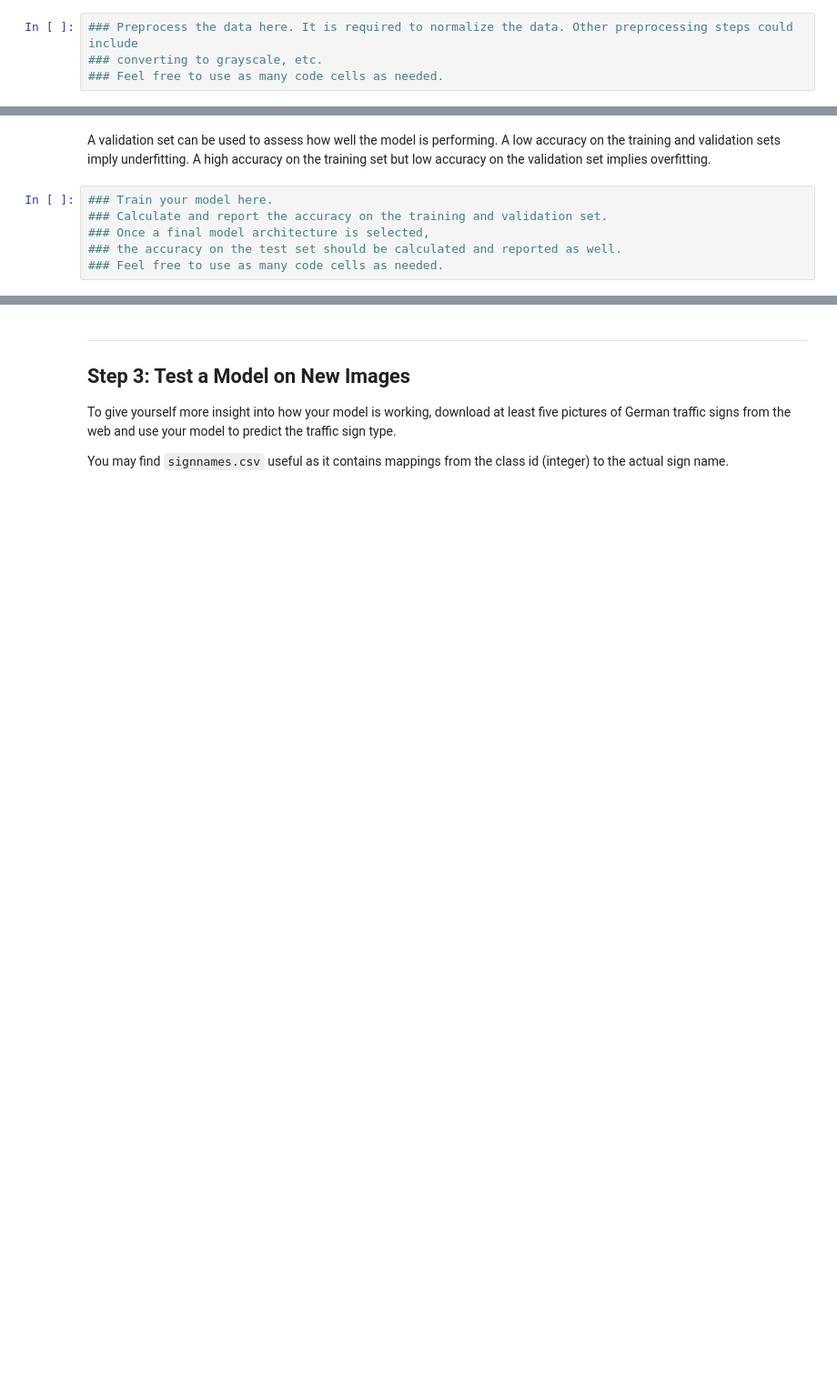
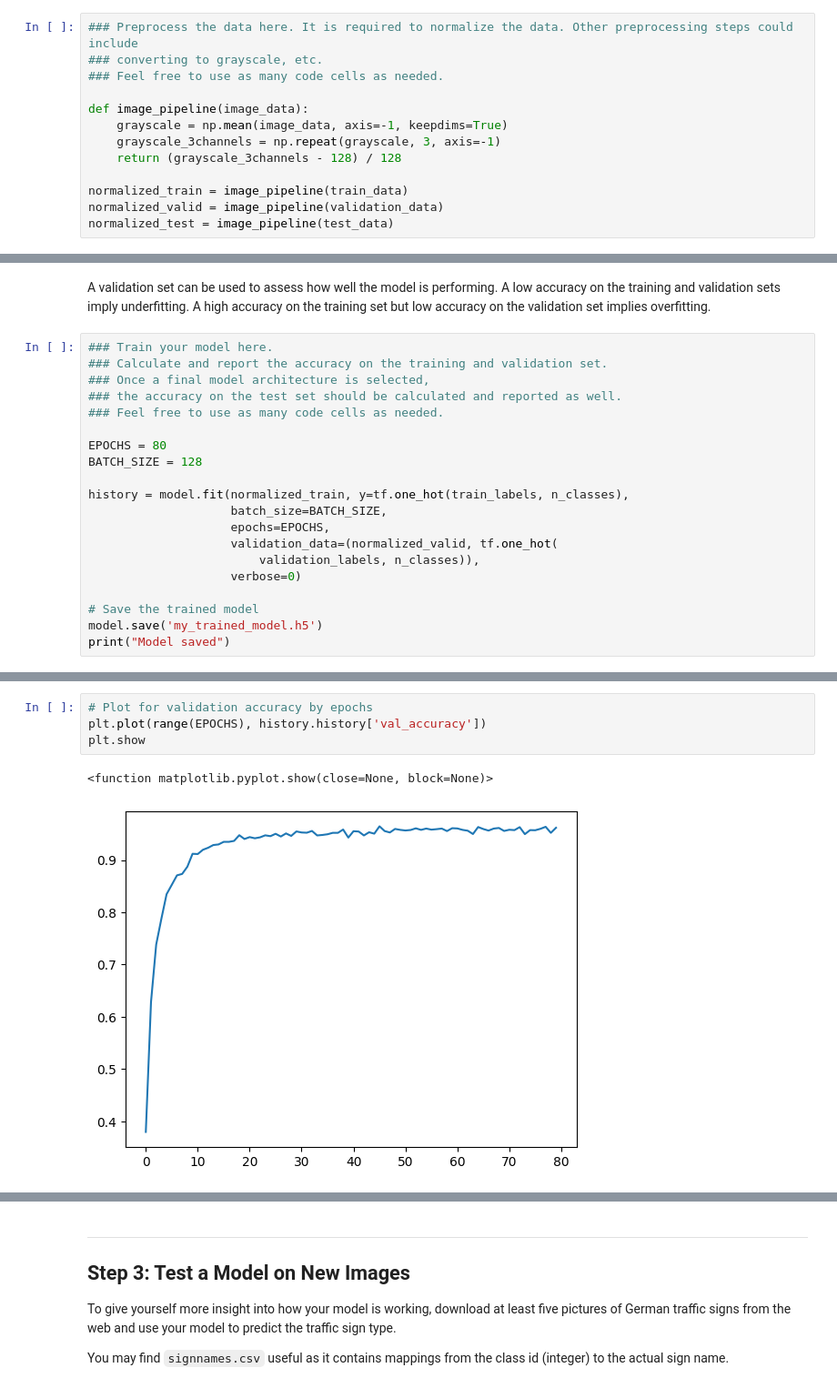
Before and after one commit to alexstelya/CarND-Traffic-Sign-Classifier-Project, a Jupyter notebook: Traffic_Sign_Classifier.ipynb, the cells around one changed output, grey strips where cells are left out. Shown at 91% size. Saved outputs shown, nothing was run; the diff lists cells and outputs as text; blank space fills up the shorter version.

```diff
--- a/Traffic_Sign_Classifier.ipynb
+++ b/Traffic_Sign_Classifier.ipynb
@@ -157,5 +167,14 @@ Use the code cell (or multiple code cells, if necessary) to implement the first
 ### Preprocess the data here. It is required to normalize the data. Other preprocessing steps could include
 ### converting to grayscale, etc.
 ### Feel free to use as many code cells as needed.
+
+def image_pipeline(image_data):
+    grayscale = np.mean(image_data, axis=-1, keepdims=True)
+    grayscale_3channels = np.repeat(grayscale, 3, axis=-1)
+    return (grayscale_3channels - 128) / 128
+
+normalized_train = image_pipeline(train_data)
+normalized_valid = image_pipeline(validation_data)
+normalized_test = image_pipeline(test_data)
 # %% [markdown]
 ### Model Architecture
@@ -173,3 +272,17 @@ sets imply underfitting. A high accuracy on the training set but low accuracy on
 ### Once a final model architecture is selected,
 ### the accuracy on the test set should be calculated and reported as well.
 ### Feel free to use as many code cells as needed.
+
+EPOCHS = 80
+BATCH_SIZE = 128
+
+history = model.fit(normalized_train, y=tf.one_hot(train_labels, n_classes),
+                    batch_size=BATCH_SIZE,
+                    epochs=EPOCHS,
+                    validation_data=(normalized_valid, tf.one_hot(
+                        validation_labels, n_classes)),
+                    verbose=0)
+
+# Save the trained model
+model.save('my_trained_model.h5')
+print("Model saved")
@@ -175,0 +322,7 @@ sets imply underfitting. A high accuracy on the training set but low accuracy on
+# %%
+# Plot for validation accuracy by epochs
+plt.plot(range(EPOCHS), history.history['val_accuracy'])
+plt.show
+# %% [output]
+<function matplotlib.pyplot.show(close=None, block=None)>
+[figure, added]
```
Also changed, not shown: parts of 14 cells of this notebook, 16 other files.
